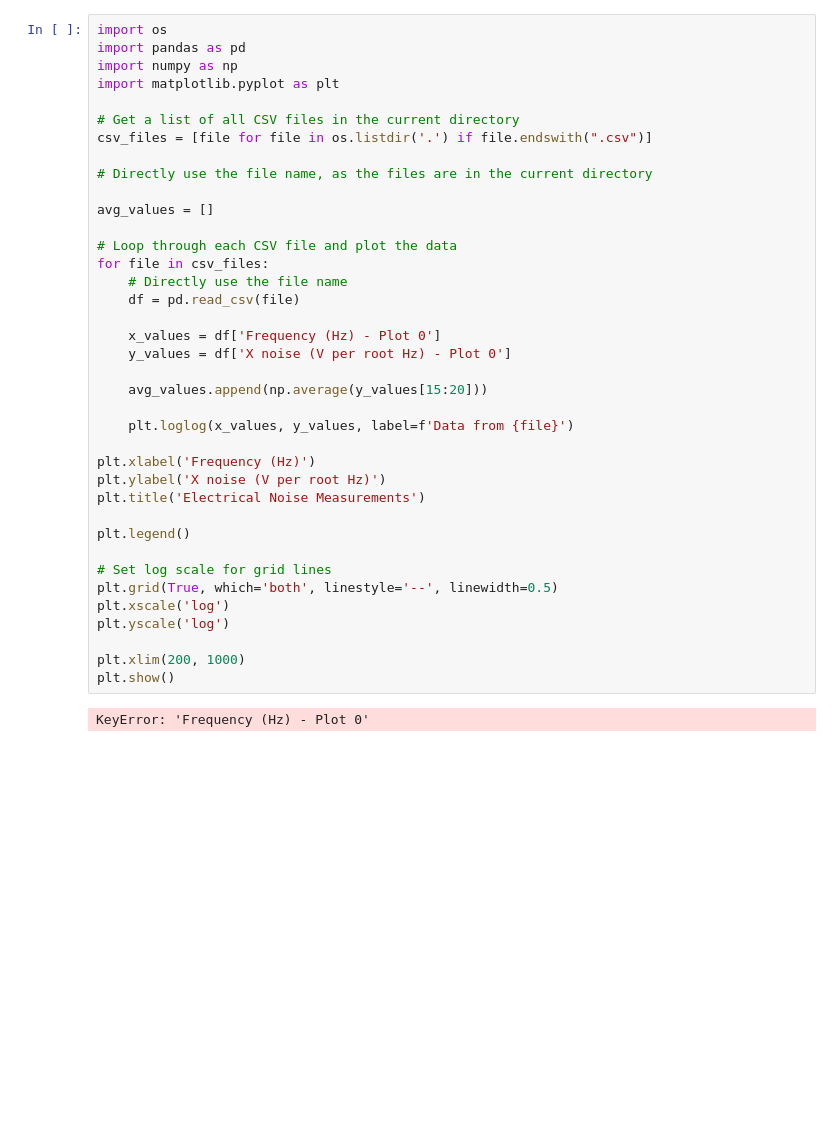
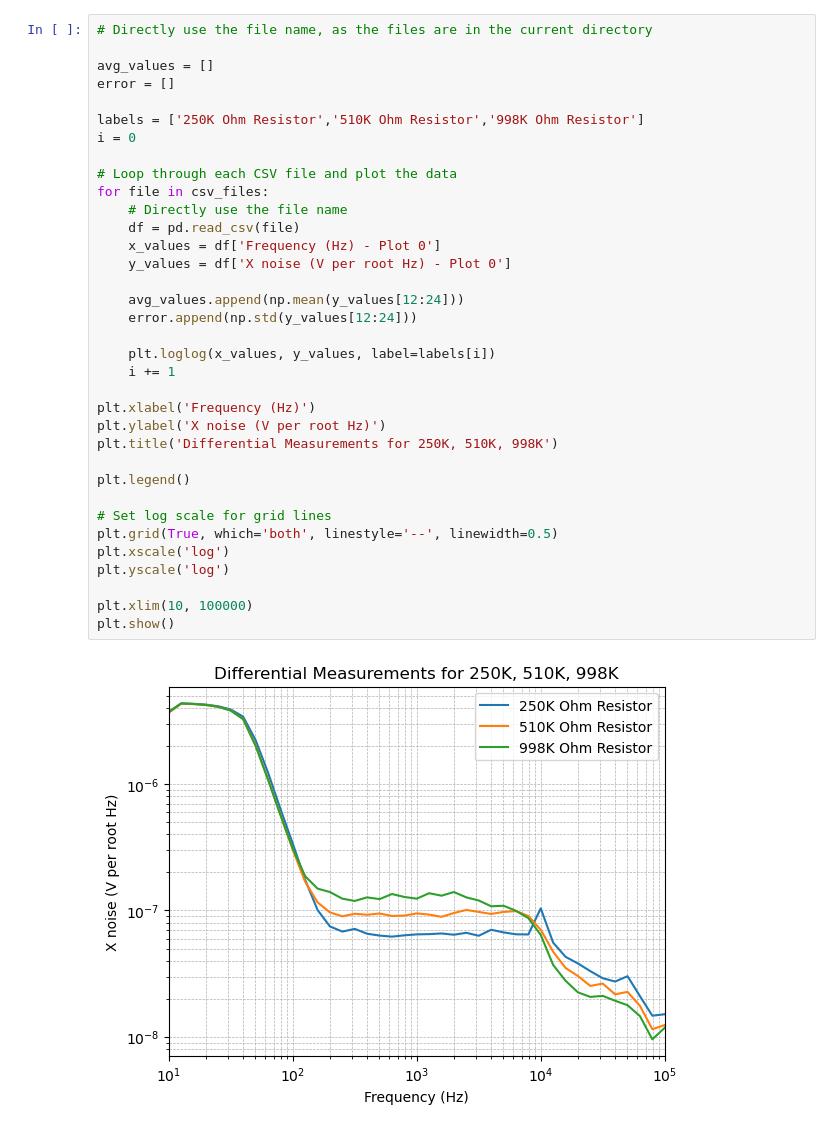
Before and after one commit to JackMacaulay/Advanced-Engineering-Physics-Lab, a Jupyter notebook: Electrical_Noise/Differential/differential_plotting.ipynb, the cells around one changed output. Saved outputs shown, nothing was run; the diff lists cells and outputs as text; blank space fills up the shorter version.

```diff
--- a/Electrical_Noise/Differential/differential_plotting.ipynb
+++ b/Electrical_Noise/Differential/differential_plotting.ipynb
@@ -1,40 +9,37 @@
 # %%
-import os
-import pandas as pd
-import numpy as np
-import matplotlib.pyplot as plt
-
-# Get a list of all CSV files in the current directory
-csv_files = [file for file in os.listdir('.') if file.endswith(".csv")]
-
 # Directly use the file name, as the files are in the current directory
 
 avg_values = []
+error = []
+
+labels = ['250K Ohm Resistor','510K Ohm Resistor','998K Ohm Resistor']
+i = 0
 
 # Loop through each CSV file and plot the data
 for file in csv_files:
     # Directly use the file name
     df = pd.read_csv(file)
-
     x_values = df['Frequency (Hz) - Plot 0']
     y_values = df['X noise (V per root Hz) - Plot 0']
 
-    avg_values.append(np.average(y_values[15:20]))
+    avg_values.append(np.mean(y_values[12:24]))
+    error.append(np.std(y_values[12:24]))
 
-    plt.loglog(x_values, y_values, label=f'Data from {file}')
+    plt.loglog(x_values, y_values, label=labels[i])
+    i += 1
 
 plt.xlabel('Frequency (Hz)')
 plt.ylabel('X noise (V per root Hz)')
-plt.title('Electrical Noise Measurements')
+plt.title('Differential Measurements for 250K, 510K, 998K')
 
 plt.legend()
 
 # Set log scale for grid lines
 plt.grid(True, which='both', linestyle='--', linewidth=0.5)
 plt.xscale('log')
 plt.yscale('log')
 
-plt.xlim(200, 1000)
+plt.xlim(10, 100000)
 plt.show()
 # %% [output]
-KeyError: 'Frequency (Hz) - Plot 0'
+[figure, added]
```
Also changed, not shown: parts of 5 cells of this notebook, 4 other files.
